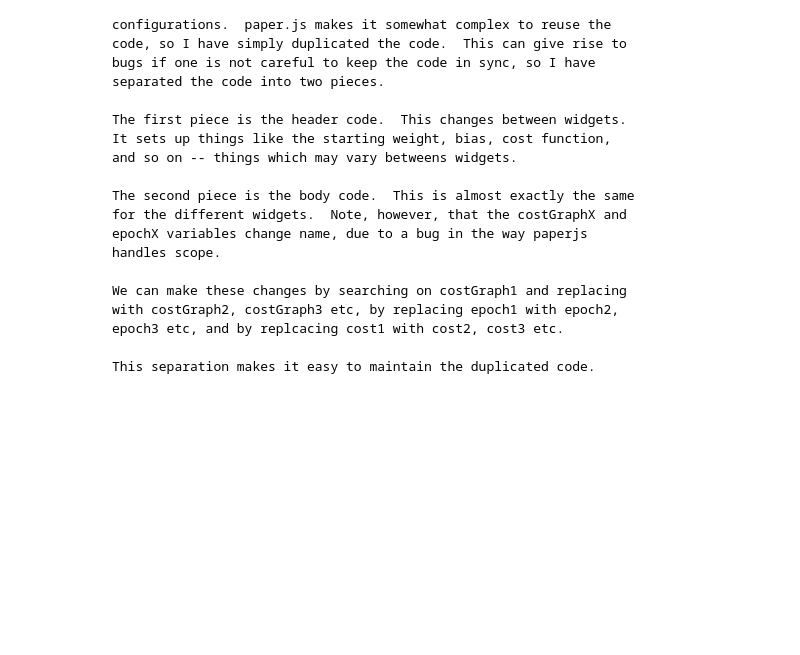
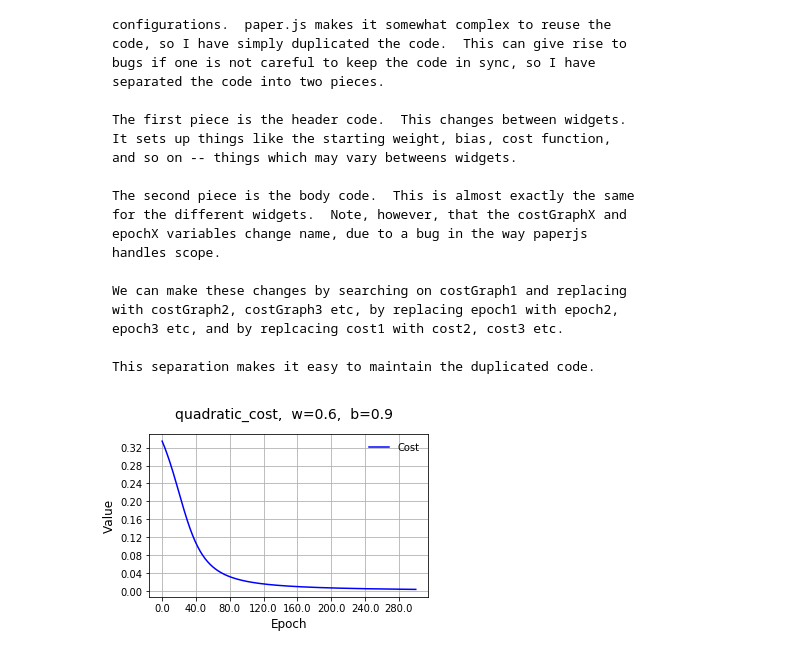
Before and after one commit to NelisW/NeuralNetworks-DeepLearning-Notes, a Jupyter notebook: code/chapter3-graphics.ipynb, the cells around one changed output. Drawn from its saved outputs; the diff is of its cells as text; code cells hidden in the pictures; blank space fills up the shorter version.

```diff
--- a/code/chapter3-graphics.ipynb
+++ b/code/chapter3-graphics.ipynb
@@ -41,7 +41,7 @@ from ipywidgets import Layout, Box
 import pyradi.ryplot as ryplot
 %matplotlib inline
 # %%
-def sigmoid(x,w,b):
-    return 1 / (1 + np.exp(- x * w - b))
+def sigmoid(x):
+    return 1. / (1. + np.exp(- x))
 # %%
 class quadratic_cost:
@@ -70,7 +70,0 @@ class cross_entropy_cost:
-# %%
-numiters = 300
-weight = 2
-bias = 2
-
-for riter in range(numiters):
-    a = weight + bias
@@ -98,0 +71,32 @@ function onFrame(event) {
+# %%
+
+def plotSimpleNeuron(cost,startingWeight,startingBias,eta, numFrames,iplt=0):
+    epochs = np.linspace(0,numFrames,numFrames+1)
+    a = np.zeros_like(epochs)
+    weight = np.zeros_like(epochs)
+    bias = np.zeros_like(epochs)
+
+    p = ryplot.Plotter(iplt,1,1,f'{type(cost).__name__},  w={startingWeight},  b={startingBias}',
+                       figsize=(5,3),doWarning=False);
+
+    weight[0] = startingWeight
+    bias[0] = startingBias
+
+    for i in range(numFrames):
+        a[i] = outputValue(weight[i],bias[i])
+        delta = cost.derivative(a[i])
+        weight[i+1] = weight[i] - eta * delta
+        bias[i+1] = bias[i] - eta * delta
+
+    a[i+1] = outputValue(weight[i+1],bias[i+1]);
+
+    p.plot(1,epochs,cost.fn(a),'','Epoch','Value',label=['Cost']);
+#     p.plot(1,epochs,weight,label=['Weight']);
+#     p.plot(1,epochs,bias,'','Epoch','Value',label=['Bias']);
+    p.saveFig(f'../book/pic/ch3-{type(cost).__name__}-{int(10*startingWeight)}-{int(10*startingBias)}.pdf')
+    iplt += 1
+    return iplt
+# %%
+plotSimpleNeuron(cost=quadratic_cost(),startingWeight=0.6,startingBias=0.9,eta=0.15,numFrames=300);
+# %% [output]
+[figure, added]
```
Also changed, not shown: parts of 5 cells of this notebook, 14 other files.
